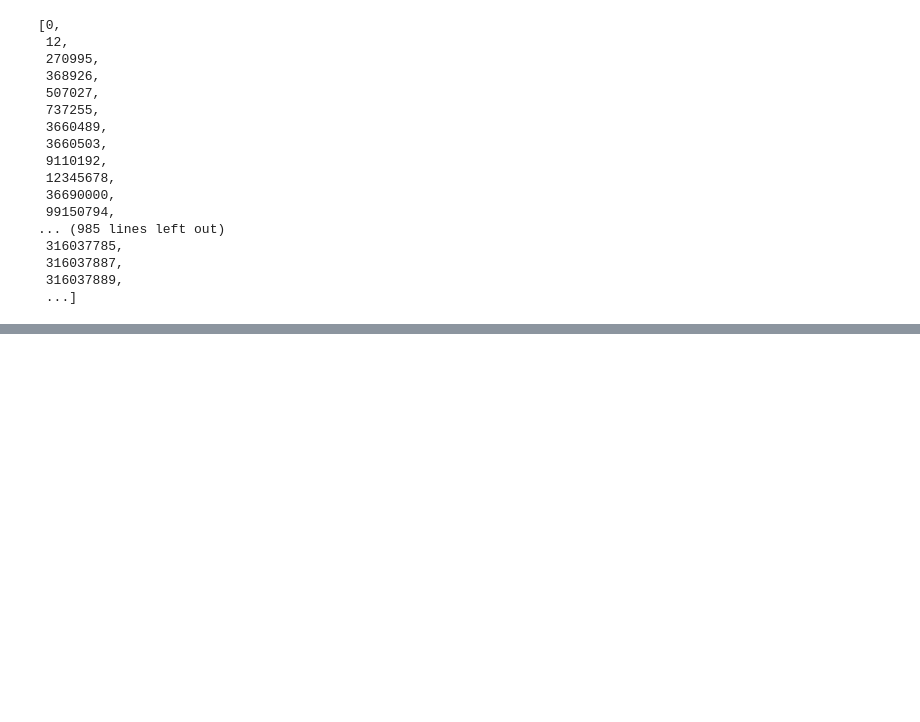
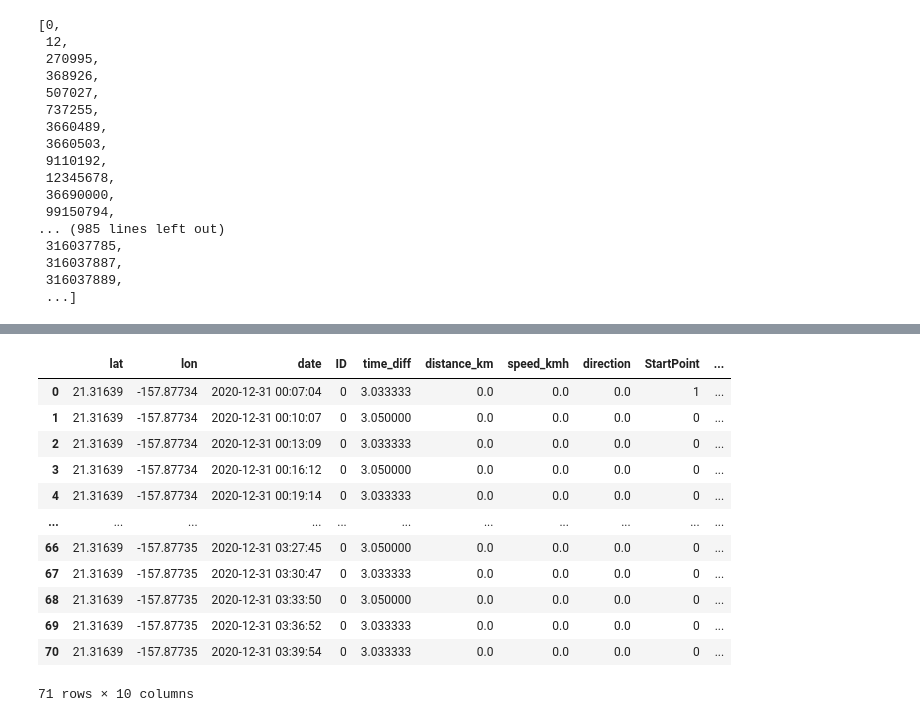
Before and after one commit to saebof/traj, a Jupyter notebook: ex3.ipynb, the cells around one changed output, grey strips where cells are left out. Saved outputs shown, nothing was run; the diff lists cells and outputs as text; code cells hidden in the pictures; blank space fills up the shorter version.

```diff
--- a/ex3.ipynb
+++ b/ex3.ipynb
@@ -366,0 +370,16 @@ df.to_csv("ais_fixed1.csv",index=False)
+# %%
+df.query('ID==0')
+# %% [output]
+|  | lat | lon | date | ID | time_diff | distance_km | speed_kmh | direction | StartPoint | ... |
+| 0 | 21.31639 | -157.87734 | 2020-12-31 00:07:04 | 0 | 3.033333 | 0.0 | 0.0 | 0.0 | 1 | ... |
+| 1 | 21.31639 | -157.87734 | 2020-12-31 00:10:07 | 0 | 3.050000 | 0.0 | 0.0 | 0.0 | 0 | ... |
+| 2 | 21.31639 | -157.87734 | 2020-12-31 00:13:09 | 0 | 3.033333 | 0.0 | 0.0 | 0.0 | 0 | ... |
+| 3 | 21.31639 | -157.87734 | 2020-12-31 00:16:12 | 0 | 3.050000 | 0.0 | 0.0 | 0.0 | 0 | ... |
+| 4 | 21.31639 | -157.87734 | 2020-12-31 00:19:14 | 0 | 3.033333 | 0.0 | 0.0 | 0.0 | 0 | ... |
+| ... | ... | ... | ... | ... | ... | ... | ... | ... | ... | ... |
+| 66 | 21.31639 | -157.87735 | 2020-12-31 03:27:45 | 0 | 3.050000 | 0.0 | 0.0 | 0.0 | 0 | ... |
+| 67 | 21.31639 | -157.87735 | 2020-12-31 03:30:47 | 0 | 3.033333 | 0.0 | 0.0 | 0.0 | 0 | ... |
+| 68 | 21.31639 | -157.87735 | 2020-12-31 03:33:50 | 0 | 3.050000 | 0.0 | 0.0 | 0.0 | 0 | ... |
+| 69 | 21.31639 | -157.87735 | 2020-12-31 03:36:52 | 0 | 3.033333 | 0.0 | 0.0 | 0.0 | 0 | ... |
+| 70 | 21.31639 | -157.87735 | 2020-12-31 03:39:54 | 0 | 3.033333 | 0.0 | 0.0 | 0.0 | 0 | ... |
+71 rows × 10 columns
```
Also changed, not shown: parts of 20 cells of this notebook.
